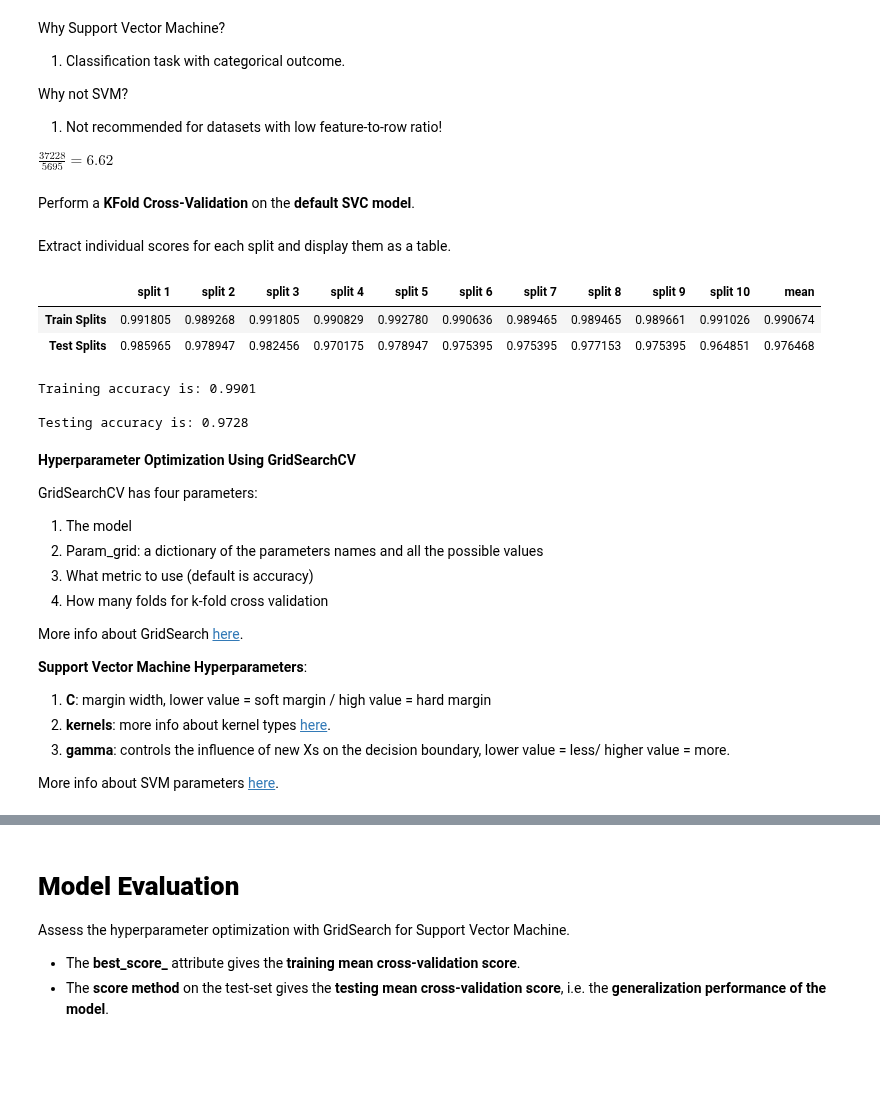
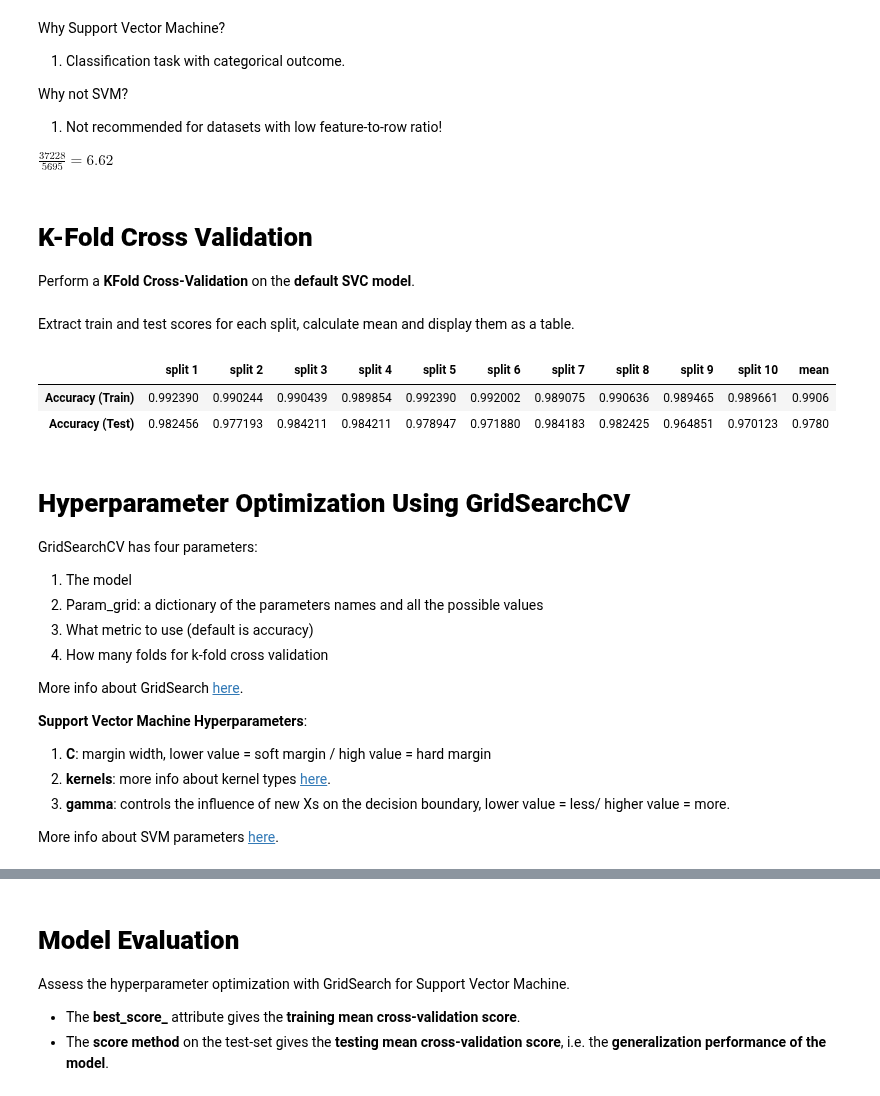
Before and after one commit to CSpanias/spam_filter_bootcamp, a Jupyter notebook: spam_filter.ipynb, the cells around one changed output, grey strips where cells are left out. Drawn from its saved outputs; the diff is of its cells as text; code cells hidden in the pictures; blank space fills up the shorter version.

```diff
--- a/spam_filter.ipynb
+++ b/spam_filter.ipynb
@@ -406,0 +339,7 @@ weighted avg       0.99      0.99      0.99      1139
+# %%
+# choose how many train/test sets we want by "n_splits"
+kf = StratifiedKFold(n_splits=10, shuffle=True)
+
+scoring = ['accuracy', 'precision', 'recall', 'f1', 'neg_brier_score', 'neg_log_loss', 'roc_auc']
+
+scores_mnb = cross_validate(model_mnb, X, y, cv=kf, scoring=scoring, return_train_score=True)
@@ -439,6 +455,8 @@ Why not SVM?
 
   $\frac{37228}{5695}= 6.62$
 # %% [markdown]
+<a name='SVCkfold'> </a>
+# **K-Fold Cross Validation**
 Perform a **KFold Cross-Validation** on the **default SVC model**.
 # %%
 # choose how many train/test sets we want by "n_splits"
@@ -448,60 +466,47 @@ kfold = StratifiedKFold(n_splits=10, shuffle=True)
 svc = SVC()
 
 # calculate the accuracy score of each of the 5 train/test sets
-svc_scores = cross_validate(svc, X, y, cv=kfold, return_train_score=True)
+svc_scores = cross_validate(svc, X, y, cv=kfold, scoring='accuracy', return_train_score=True)
 # %% [markdown]
-Extract individual scores for each split and display them as a table.
+Extract train and test scores for each split, calculate mean and display them as a table.
 # %%
 train_splits = []
 test_splits = []
 for key, value in svc_scores.items():
   if key == 'train_score':
     train_splits.append(value)
   if key == 'test_score':
     test_splits.append(value)
 
 # set column names
 split_cols_names = ['split 1', 'split 2', 'split 3', 'split 4', 'split 5',
                     'split 6', 'split 7', 'split 8', 'split 9', 'split 10']
 
 # convert lists of scores to dataframe
 train_scores = pd.DataFrame(train_splits, columns=split_cols_names)
 test_scores = pd.DataFrame(test_splits, columns=split_cols_names)
 
 # rename rows
-train_scores.rename(index = {0: "Train Splits"}, inplace = True)
-test_scores.rename(index = {0: "Test Splits"}, inplace = True)
+train_scores.rename(index = {0: "Accuracy (Train)"}, inplace = True)
+test_scores.rename(index = {0: "Accuracy (Test)"}, inplace = True)
 
 # merge both dataframes into a single one
 data = train_scores.append(test_scores)
 
 # calculate mean scores
 mean_scores = data.mean(axis=1)
 
 # append column to the dataframe
-data['mean'] = mean_scores
+data['mean'] = round(mean_scores, 4)
 # display dataframe as a tables
 display(data)
 # %% [output]
 |  | split 1 | split 2 | split 3 | split 4 | split 5 | split 6 | split 7 | split 8 | split 9 | split 10 | mean |
-| Train Splits | 0.991805 | 0.989268 | 0.991805 | 0.990829 | 0.992780 | 0.990636 | 0.989465 | 0.989465 | 0.989661 | 0.991026 | 0.990674 |
-| Test Splits | 0.985965 | 0.978947 | 0.982456 | 0.970175 | 0.978947 | 0.975395 | 0.975395 | 0.977153 | 0.975395 | 0.964851 | 0.976468 |
+| Accuracy (Train) | 0.992390 | 0.990244 | 0.990439 | 0.989854 | 0.992390 | 0.992002 | 0.989075 | 0.990636 | 0.989465 | 0.989661 | 0.9906 |
+| Accuracy (Test) | 0.982456 | 0.977193 | 0.984211 | 0.984211 | 0.978947 | 0.971880 | 0.984183 | 0.982425 | 0.964851 | 0.970123 | 0.9780 |
-# %%
-# train the model with training data
-svc.fit(X_train, y_train)
-# use the model to predict test data
-y_pred_def = svc.predict(X_test)
-# calculate training accuracy
-print(f'Training accuracy is: {round(accuracy_score(y_train, svc.predict(X_train)), 4)}')
-# calculate testing accuracy
-print(f'\nTesting accuracy is: {round(accuracy_score(y_test, y_pred_def), 4)}')
-# %% [output]
-Training accuracy is: 0.9901
-
-Testing accuracy is: 0.9728
 # %% [markdown]
 <a name="GridSearchCV"></a>
-**Hyperparameter Optimization Using GridSearchCV**
+# **Hyperparameter Optimization Using GridSearchCV**
 
 GridSearchCV has four parameters:
   1. The model
```
Also changed, not shown: parts of 30 cells of this notebook.
